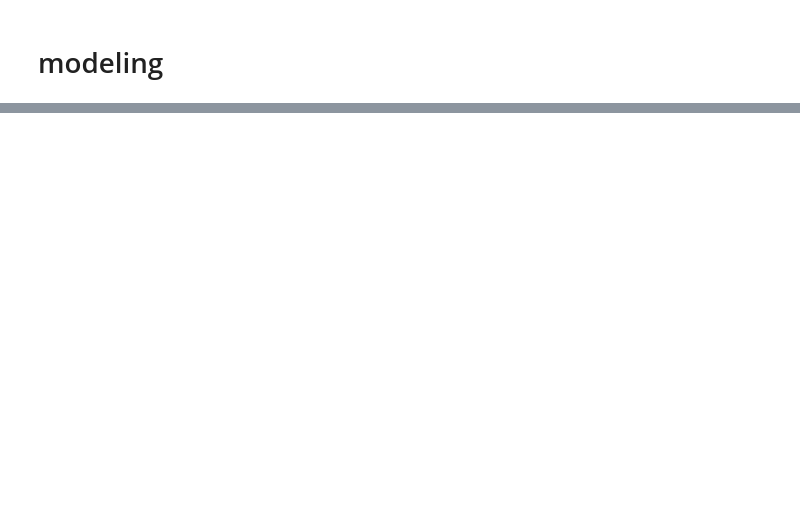
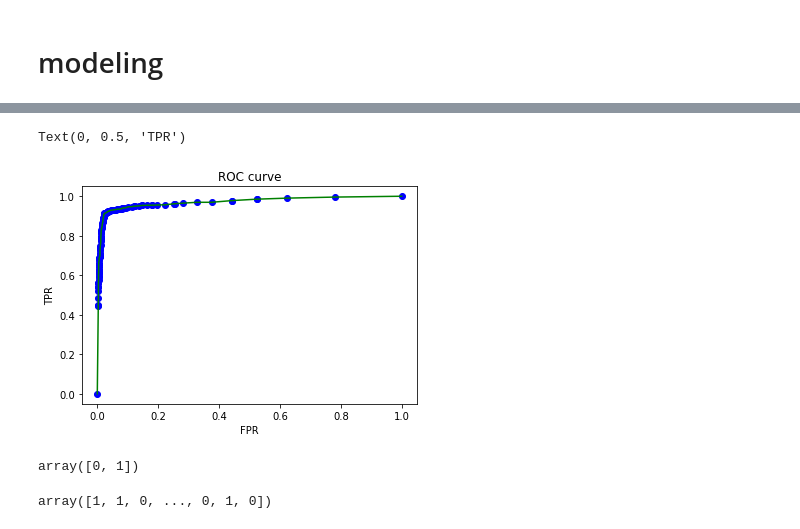
Before and after one commit to Mino94/malicious_pdf_classification, a Jupyter notebook: 악성코드_분류모델_김민호.ipynb, the cells around one changed output, grey strips where cells are left out. Saved outputs shown, nothing was run; the diff lists cells and outputs as text; code cells hidden in the pictures; blank space fills up the shorter version.

```diff
--- a/악성코드_분류모델_김민호.ipynb
+++ b/악성코드_분류모델_김민호.ipynb
@@ -240,0 +379,9 @@ plt.show()
+# %%
+from sklearn.metrics import classification_report
+y_pred = pipe.predict(X_test)
+print(classification_report(y_test, y_pred))
+
+from sklearn.metrics import roc_auc_score
+
+y_pred_proba = pipe.predict_proba(X_test)[:, -1]
+print('AUC score: ', roc_auc_score(y_test, y_pred_proba))
@@ -240,0 +399,22 @@ plt.show()
+# %%
+from sklearn.metrics import roc_curve
+import matplotlib.pyplot as plt
+
+fpr, tpr, thresholds = roc_curve(y_test, y_pred_proba)
+
+plt.scatter(fpr, tpr, color='blue')
+plt.plot(fpr, tpr, color='green')
+plt.title('ROC curve')
+plt.xlabel('FPR')
+plt.ylabel('TPR')
+# %% [output]
+Text(0, 0.5, 'TPR')
+[figure, added]
+# %%
+pipe.classes_
+# %% [output]
+array([0, 1])
+# %%
+pipe.predict(X_test)
+# %% [output]
+array([1, 1, 0, ..., 0, 1, 0])
```
Also changed, not shown: parts of 45 cells of this notebook.
